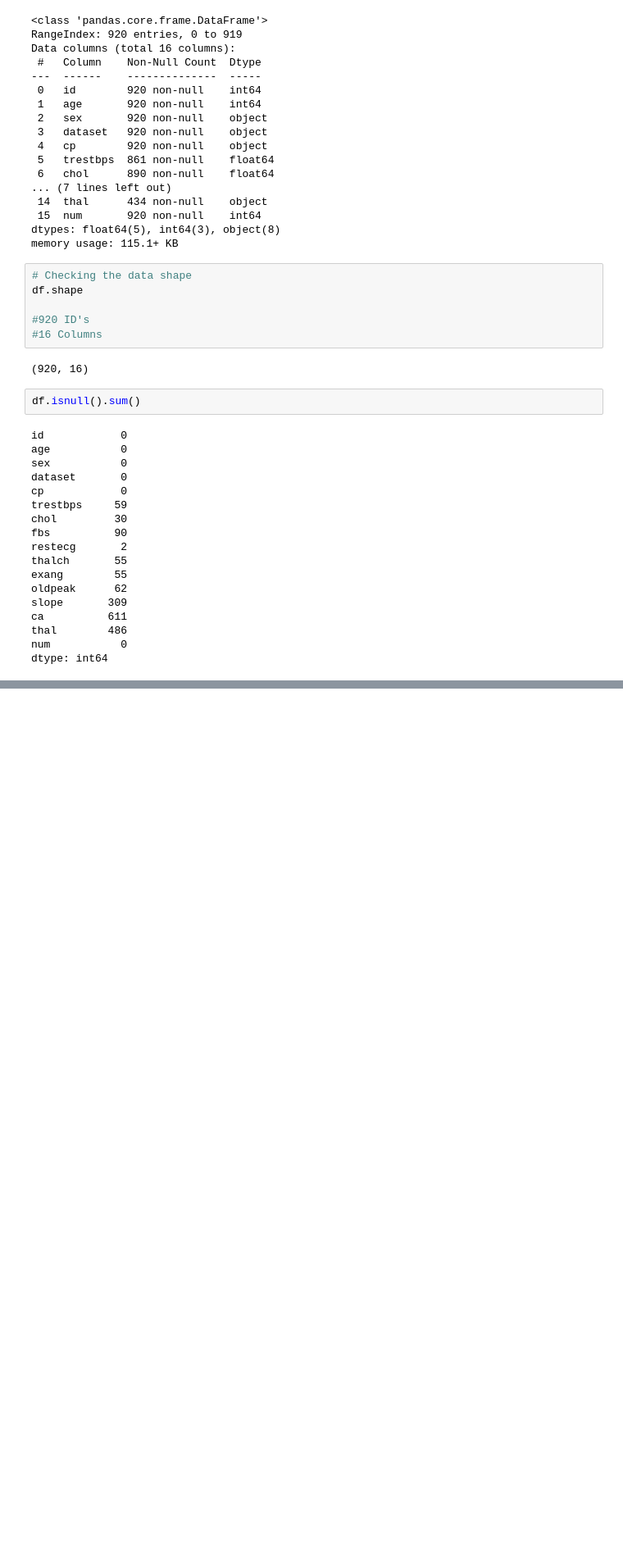
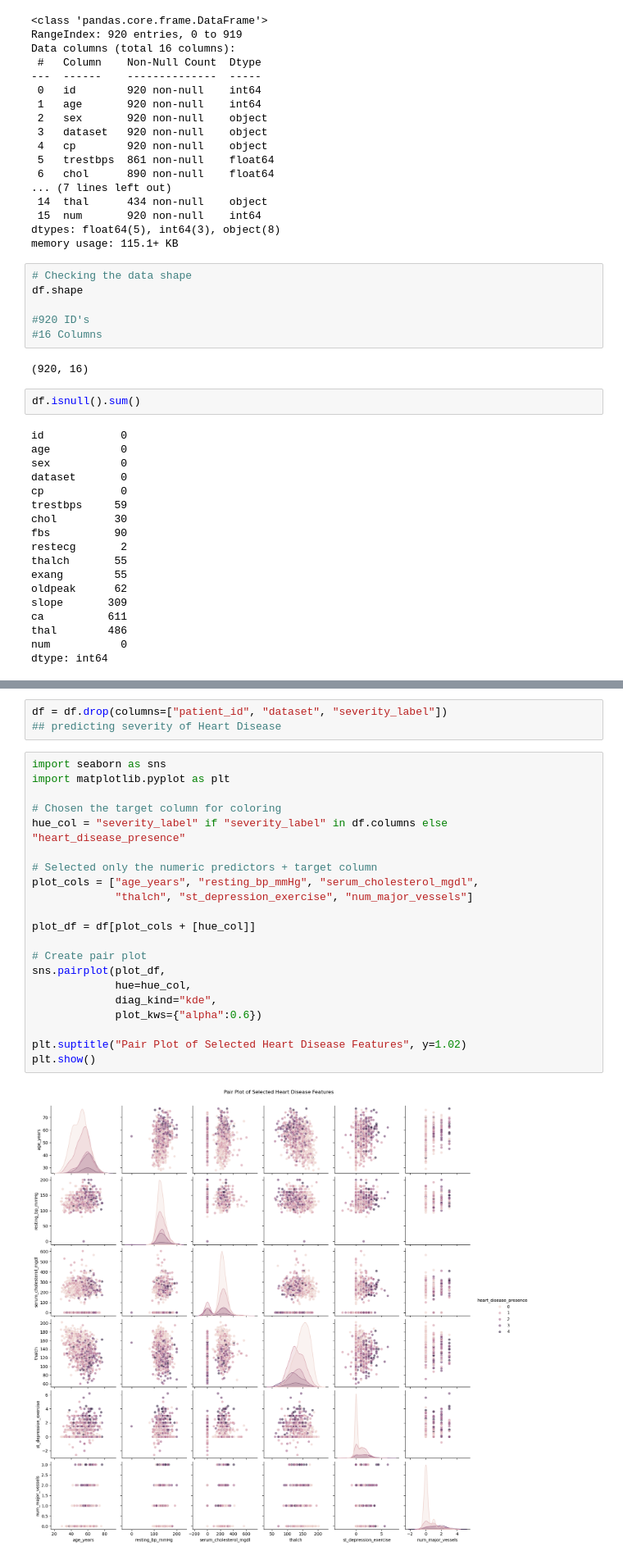
Before and after one commit to GabrielSiega/MLDP-Project---Heart-Disease-Prediction, a Jupyter notebook: Notebooks/Data_Exploration.ipynb, the cells around one changed output, grey strips where cells are left out. Shown at 82% size. Saved outputs shown, nothing was run; the diff lists cells and outputs as text; blank space fills up the shorter version.

```diff
--- a/Notebooks/Data_Exploration.ipynb
+++ b/Notebooks/Data_Exploration.ipynb
@@ -92,0 +235,26 @@ dtype: int64
+# %%
+df = df.drop(columns=["patient_id", "dataset", "severity_label"])
+## predicting severity of Heart Disease
+# %%
+import seaborn as sns
+import matplotlib.pyplot as plt
+
+# Chosen the target column for coloring
+hue_col = "severity_label" if "severity_label" in df.columns else "heart_disease_presence"
+
+# Selected only the numeric predictors + target column
+plot_cols = ["age_years", "resting_bp_mmHg", "serum_cholesterol_mgdl",
+             "thalch", "st_depression_exercise", "num_major_vessels"]
+
+plot_df = df[plot_cols + [hue_col]]
+
+# Create pair plot
+sns.pairplot(plot_df,
+             hue=hue_col,
+             diag_kind="kde",
+             plot_kws={"alpha":0.6})
+
+plt.suptitle("Pair Plot of Selected Heart Disease Features", y=1.02)
+plt.show()
+# %% [output]
+[figure, added]
```
Also changed, not shown: parts of 7 cells of this notebook.
